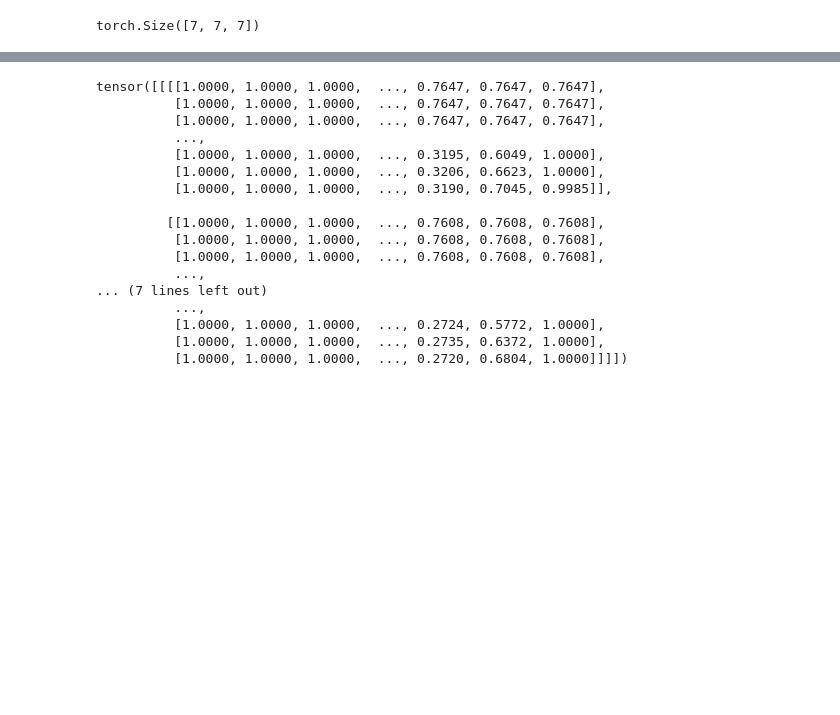
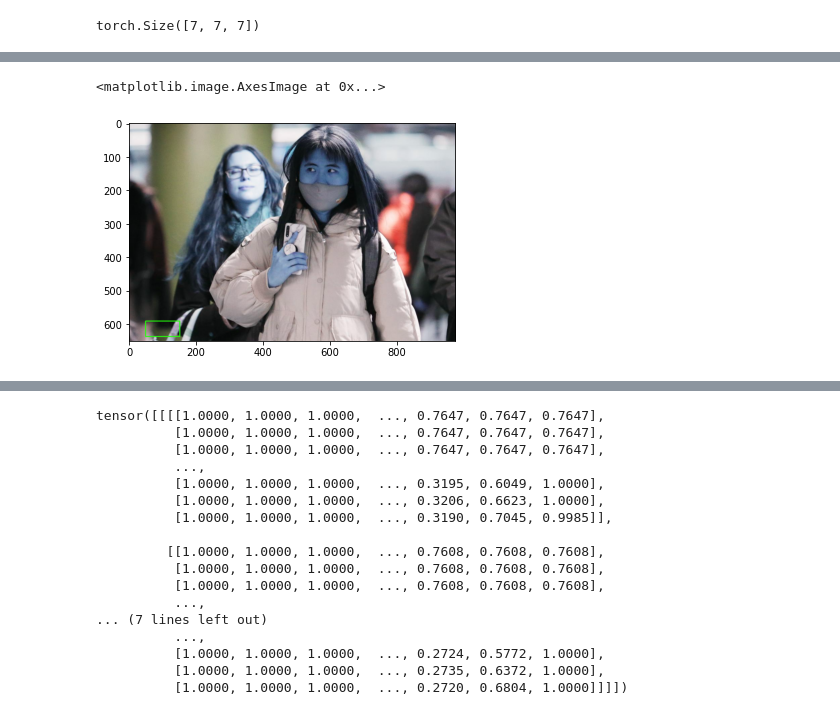
Before and after one commit to YakubovSlava/PrivateCodeRepo, a Jupyter notebook: ObjectDetection/model.ipynb, the cells around one changed output, grey strips where cells are left out. Saved outputs shown, nothing was run; the diff lists cells and outputs as text; code cells hidden in the pictures; blank space fills up the shorter version.

```diff
--- a/ObjectDetection/model.ipynb
+++ b/ObjectDetection/model.ipynb
@@ -437,0 +460,2 @@ bbb = np.abs(np.array(final)[:, 2:])
+# %%
+image = cv2.imread('dataset/dataset/images/test/US-expands-coronavirus-screenings-United-suspends-some-flights-to-China.jpg')
@@ -438 +500,6 @@ bbb = np.abs(np.array(final)[:, 2:])
+# %%
+plt.imshow(image)
+# %% [output]
+<matplotlib.image.AxesImage at 0x...>
+[figure, added]
 # %%
```
Also changed, not shown: parts of 25 cells of this notebook, 3 other files.
